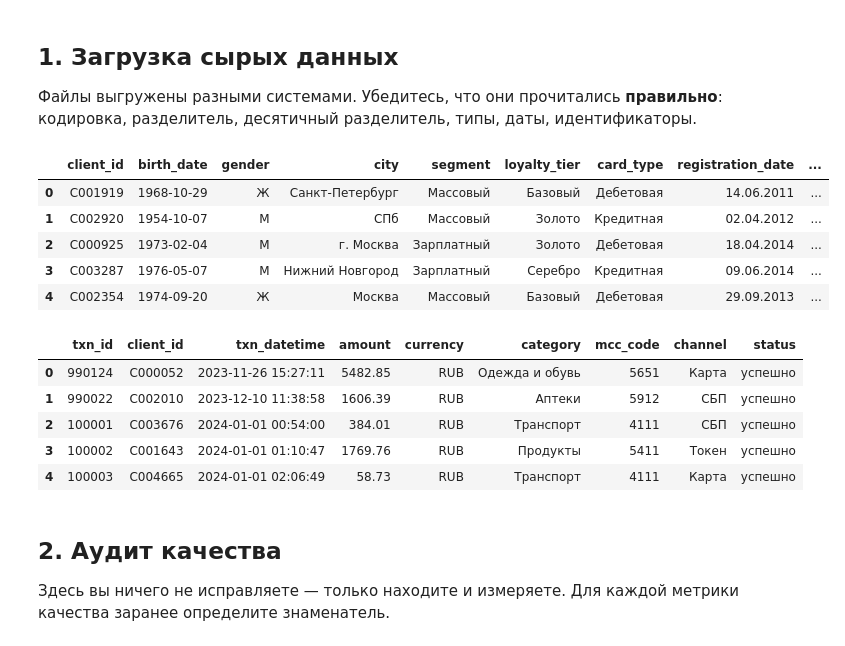
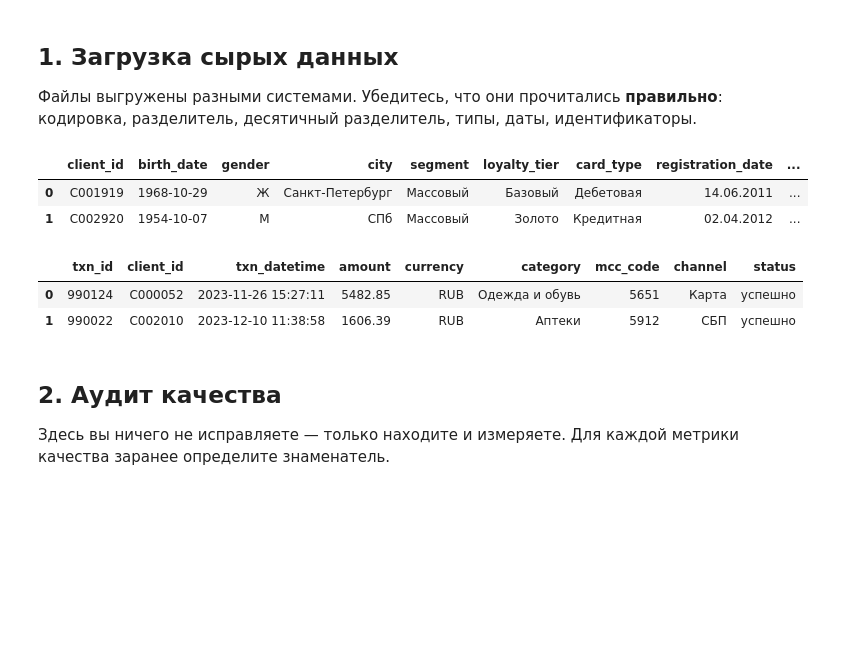
Before and after one commit to KQnok/Kuralionak_Karyna_Lab1, a Jupyter notebook: 01_analysis.ipynb, the cells around one changed output. Cells and saved outputs as stored; diff of their text form; code cells hidden in the pictures; blank space fills up the shorter version.

```diff
--- a/01_analysis.ipynb
+++ b/01_analysis.ipynb
@@ -33,32 +33,28 @@ RAW_TXN = 'data/S15/transactions.csv'
 # %%
 raw_clients = pd.read_csv(
     RAW_CLIENTS,
     sep=',',
-    decimal='.'
+    decimal='.',
+    encoding='utf-8',
+    dtype={'branch_code': str}
 )
 
 raw_transactions = pd.read_csv(
     RAW_TXN,
     sep=';',
-    encoding='cp1251',
-    decimal=','
+    decimal=',',
+    encoding='cp1251'
 )
 
-display(raw_clients.head())
-display(raw_transactions.head())
+display(raw_clients.head(2))
+display(raw_transactions.head(2))
 # %% [output]
 |  | client_id | birth_date | gender | city | segment | loyalty_tier | card_type | registration_date | ... |
 | 0 | C001919 | 1968-10-29 | Ж | Санкт-Петербург | Массовый | Базовый | Дебетовая | 14.06.2011 | ... |
 | 1 | C002920 | 1954-10-07 | М | СПб | Массовый | Золото | Кредитная | 02.04.2012 | ... |
-| 2 | C000925 | 1973-02-04 | М | г. Москва | Зарплатный | Золото | Дебетовая | 18.04.2014 | ... |
-| 3 | C003287 | 1976-05-07 | М | Нижний Новгород | Зарплатный | Серебро | Кредитная | 09.06.2014 | ... |
-| 4 | C002354 | 1974-09-20 | Ж | Москва | Массовый | Базовый | Дебетовая | 29.09.2013 | ... |
 |  | txn_id | client_id | txn_datetime | amount | currency | category | mcc_code | channel | status |
 | 0 | 990124 | C000052 | 2023-11-26 15:27:11 | 5482.85 | RUB | Одежда и обувь | 5651 | Карта | успешно |
 | 1 | 990022 | C002010 | 2023-12-10 11:38:58 | 1606.39 | RUB | Аптеки | 5912 | СБП | успешно |
-| 2 | 100001 | C003676 | 2024-01-01 00:54:00 | 384.01 | RUB | Транспорт | 4111 | СБП | успешно |
-| 3 | 100002 | C001643 | 2024-01-01 01:10:47 | 1769.76 | RUB | Продукты | 5411 | Токен | успешно |
-| 4 | 100003 | C004665 | 2024-01-01 02:06:49 | 58.73 | RUB | Транспорт | 4111 | Карта | успешно |
 # %% [markdown]
 ## 2. Аудит качества
 
```
Also changed, not shown: parts of 11 cells of this notebook.
